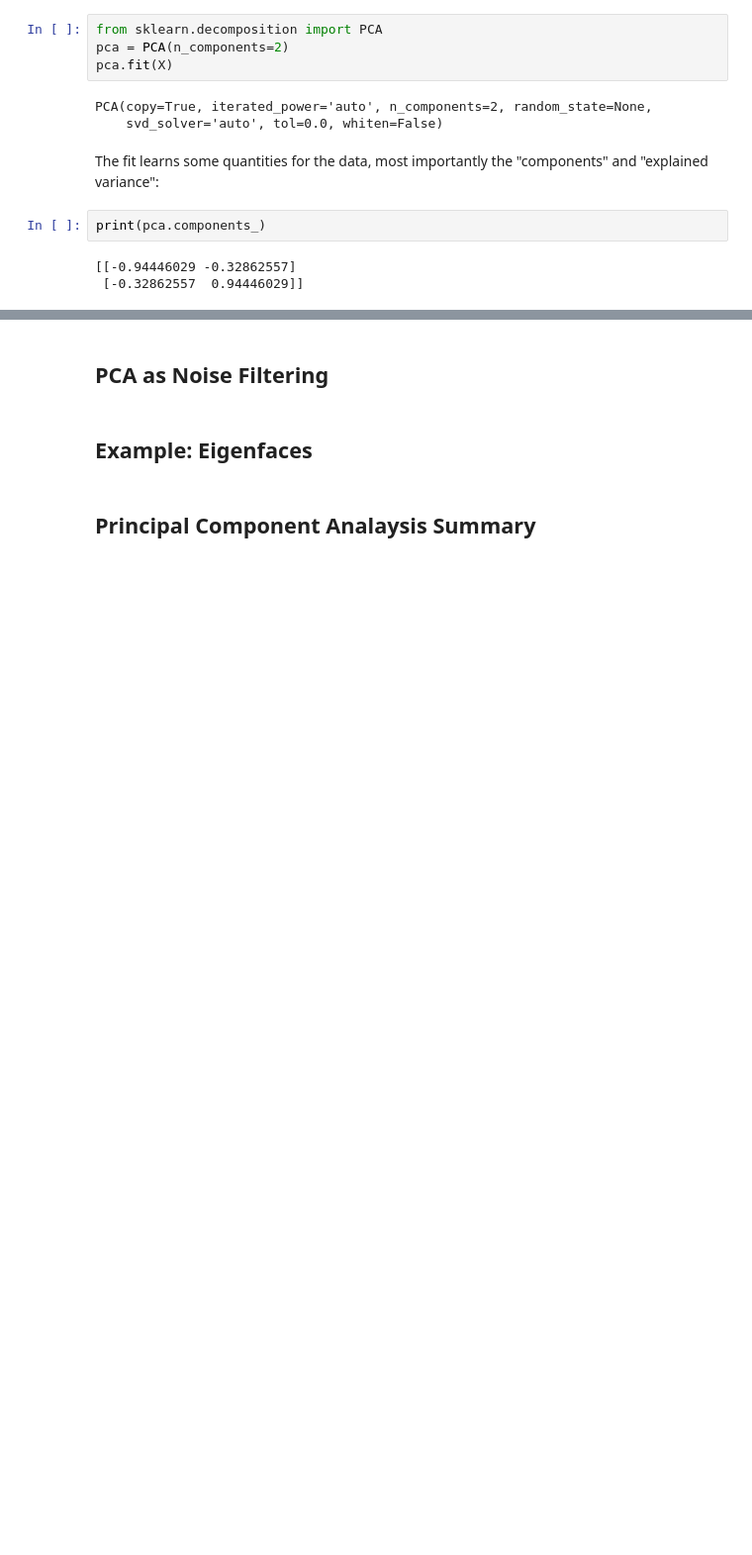
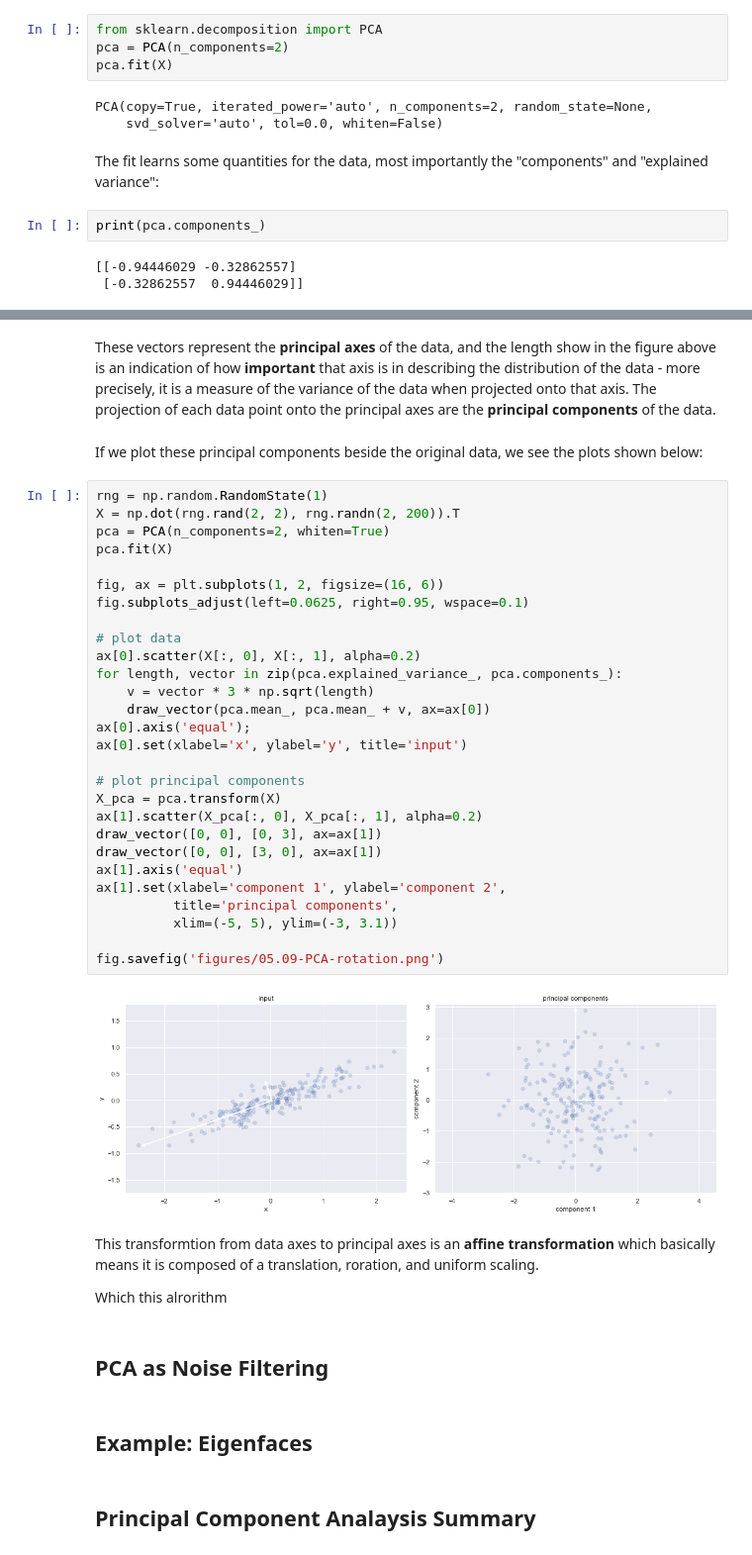
Before and after one commit to UlrikeBoehm/PythonDataScience, a Jupyter notebook: 05_MachineLearning/9_InDepth_Principal_Component_Analysis.ipynb, the cells around one changed output, grey strips where cells are left out. Shown at 99% size. Drawn from its saved outputs; the diff is of its cells as text; blank space fills up the shorter version.

```diff
--- a/05_MachineLearning/9_InDepth_Principal_Component_Analysis.ipynb
+++ b/05_MachineLearning/9_InDepth_Principal_Component_Analysis.ipynb
@@ -45,3 +65,41 @@ print(pca.explained_)
+# %% [markdown]
+These vectors represent the **principal axes** of the data, and the length show in the figure above is an indication of how **important** that axis is in describing the distribution of the data - more precisely, it is a measure of the variance of the data when projected onto that axis. The projection of each data point onto the principal axes are the **principal components** of the data.
+# %% [markdown]
+If we plot these principal components beside the original data, we see the plots shown below:
+# %%
+rng = np.random.RandomState(1)
+X = np.dot(rng.rand(2, 2), rng.randn(2, 200)).T
+pca = PCA(n_components=2, whiten=True)
+pca.fit(X)
+
+fig, ax = plt.subplots(1, 2, figsize=(16, 6))
+fig.subplots_adjust(left=0.0625, right=0.95, wspace=0.1)
+
+# plot data
+ax[0].scatter(X[:, 0], X[:, 1], alpha=0.2)
+for length, vector in zip(pca.explained_variance_, pca.components_):
+    v = vector * 3 * np.sqrt(length)
+    draw_vector(pca.mean_, pca.mean_ + v, ax=ax[0])
+ax[0].axis('equal');
+ax[0].set(xlabel='x', ylabel='y', title='input')
+
+# plot principal components
+X_pca = pca.transform(X)
+ax[1].scatter(X_pca[:, 0], X_pca[:, 1], alpha=0.2)
+draw_vector([0, 0], [0, 3], ax=ax[1])
+draw_vector([0, 0], [3, 0], ax=ax[1])
+ax[1].axis('equal')
+ax[1].set(xlabel='component 1', ylabel='component 2',
+          title='principal components',
+          xlim=(-5, 5), ylim=(-3, 3.1))
+
+fig.savefig('figures/05.09-PCA-rotation.png')
+# %% [output]
+[figure, added]
+# %% [markdown]
+This transformtion from data axes to principal axes is an **affine transformation** which basically means it is composed of a translation, roration, and uniform scaling.
+
+Which this alrorithm
 # %% [markdown]
 ## PCA as Noise Filtering
 # %% [markdown]
```
Also changed, not shown: parts of 3 cells of this notebook, 1 other file.
